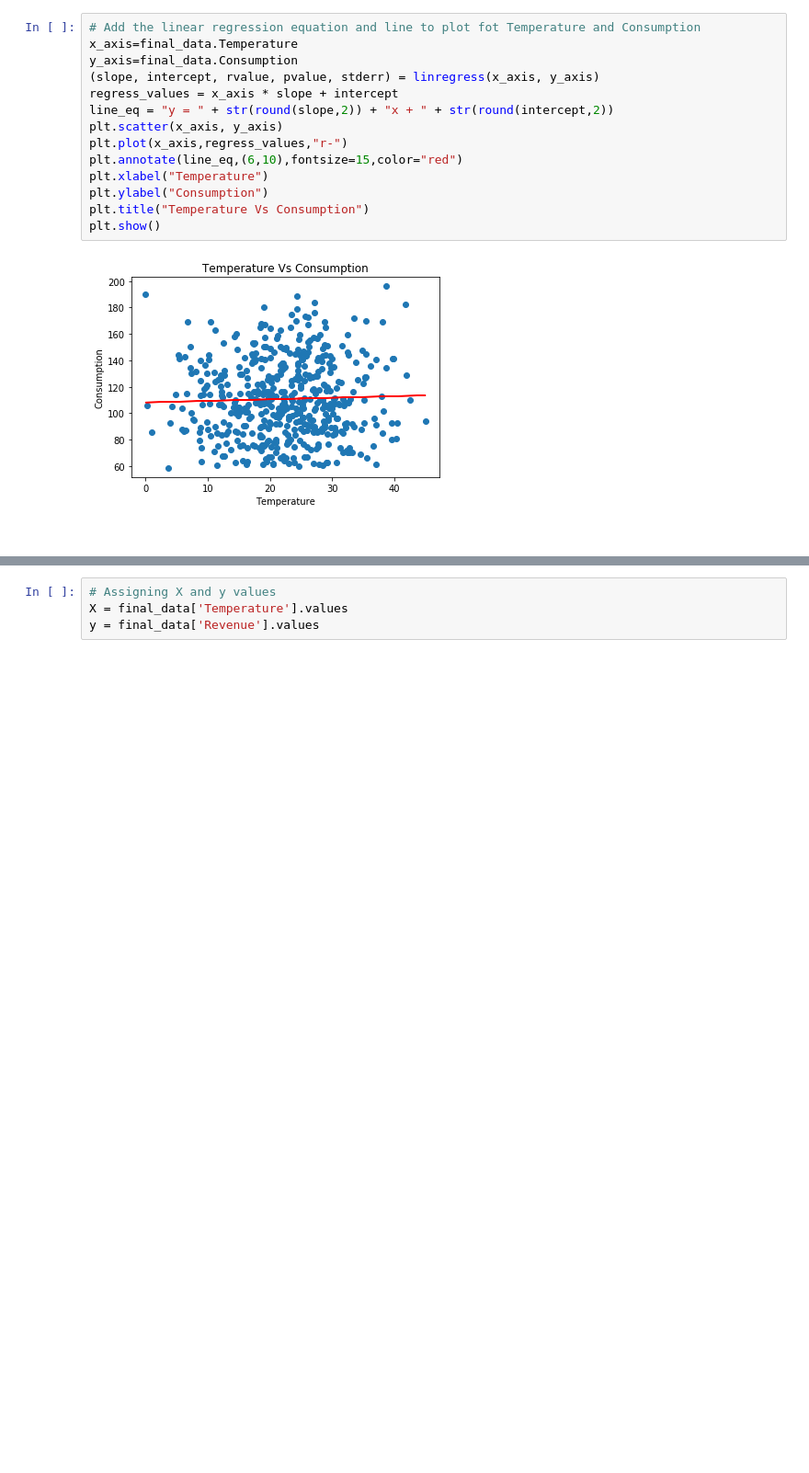
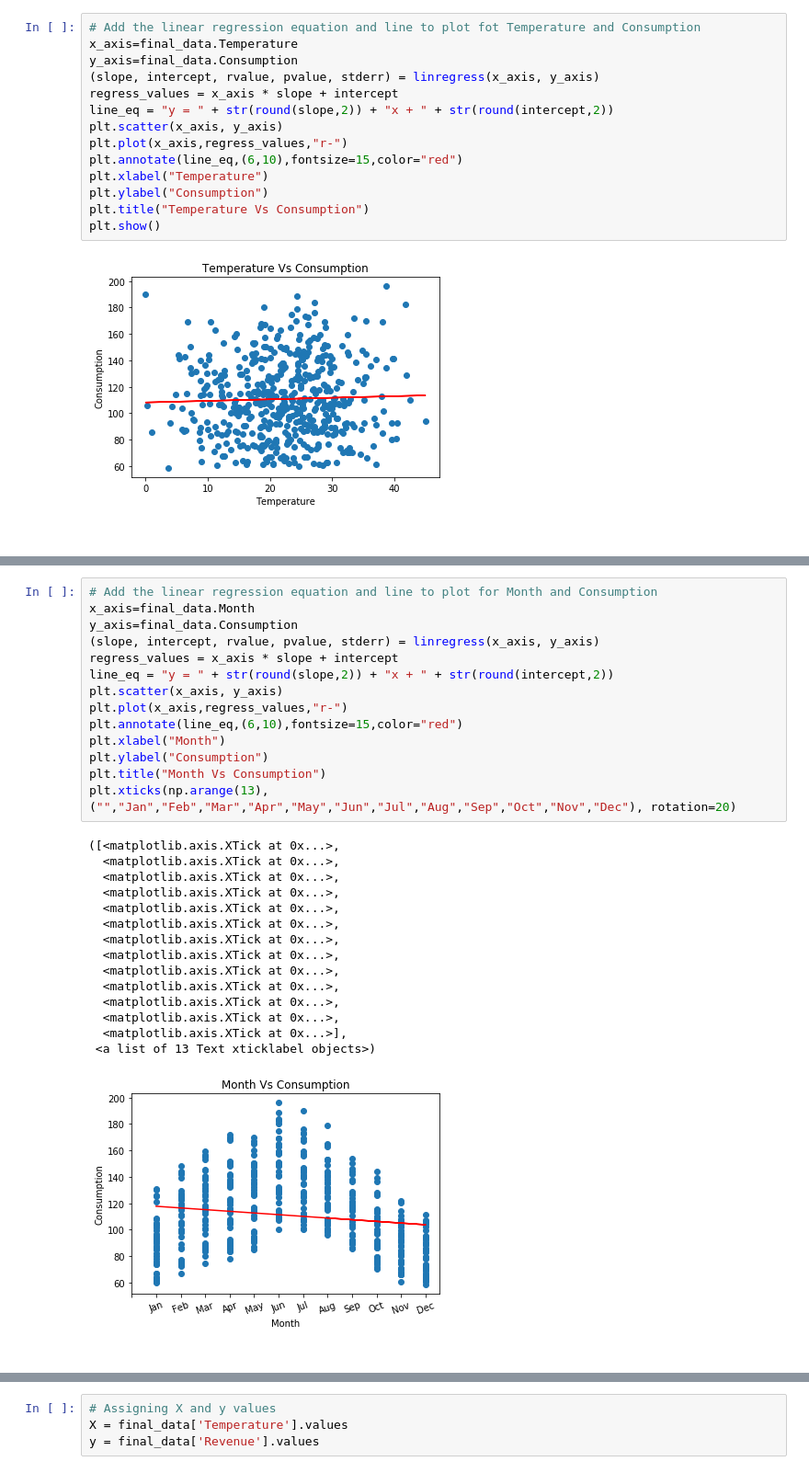
Before and after one commit to shwam25/ML_Project, a Jupyter notebook: Project.ipynb, the cells around one changed output, grey strips where cells are left out. Shown at 92% size. Saved outputs shown, nothing was run; the diff lists cells and outputs as text; blank space fills up the shorter version.

Commit message:
updated code and plot

```diff
--- a/Project.ipynb
+++ b/Project.ipynb
@@ -91,0 +114,30 @@ plt.show()
+# %%
+# Add the linear regression equation and line to plot for Month and Consumption
+x_axis=final_data.Month
+y_axis=final_data.Consumption
+(slope, intercept, rvalue, pvalue, stderr) = linregress(x_axis, y_axis)
+regress_values = x_axis * slope + intercept
+line_eq = "y = " + str(round(slope,2)) + "x + " + str(round(intercept,2))
+plt.scatter(x_axis, y_axis)
+plt.plot(x_axis,regress_values,"r-")
+plt.annotate(line_eq,(6,10),fontsize=15,color="red")
+plt.xlabel("Month")
+plt.ylabel("Consumption")
+plt.title("Month Vs Consumption")
+plt.xticks(np.arange(13),("","Jan","Feb","Mar","Apr","May","Jun","Jul","Aug","Sep","Oct","Nov","Dec"), rotation=20)
+# %% [output]
+([<matplotlib.axis.XTick at 0x...>,
+  <matplotlib.axis.XTick at 0x...>,
+  <matplotlib.axis.XTick at 0x...>,
+  <matplotlib.axis.XTick at 0x...>,
+  <matplotlib.axis.XTick at 0x...>,
+  <matplotlib.axis.XTick at 0x...>,
+  <matplotlib.axis.XTick at 0x...>,
+  <matplotlib.axis.XTick at 0x...>,
+  <matplotlib.axis.XTick at 0x...>,
+  <matplotlib.axis.XTick at 0x...>,
+  <matplotlib.axis.XTick at 0x...>,
+  <matplotlib.axis.XTick at 0x...>,
+  <matplotlib.axis.XTick at 0x...>],
+ <a list of 13 Text xticklabel objects>)
+[figure, added]
```
Also changed, not shown: parts of 14 cells of this notebook.
